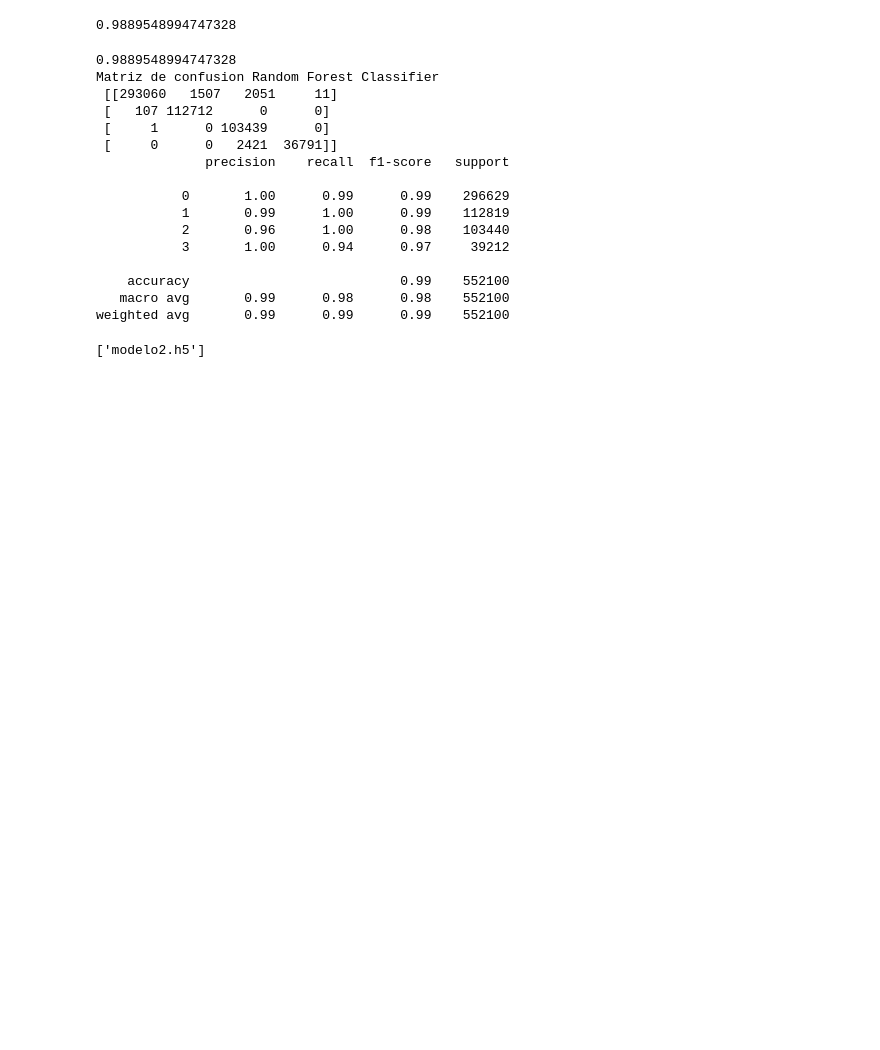
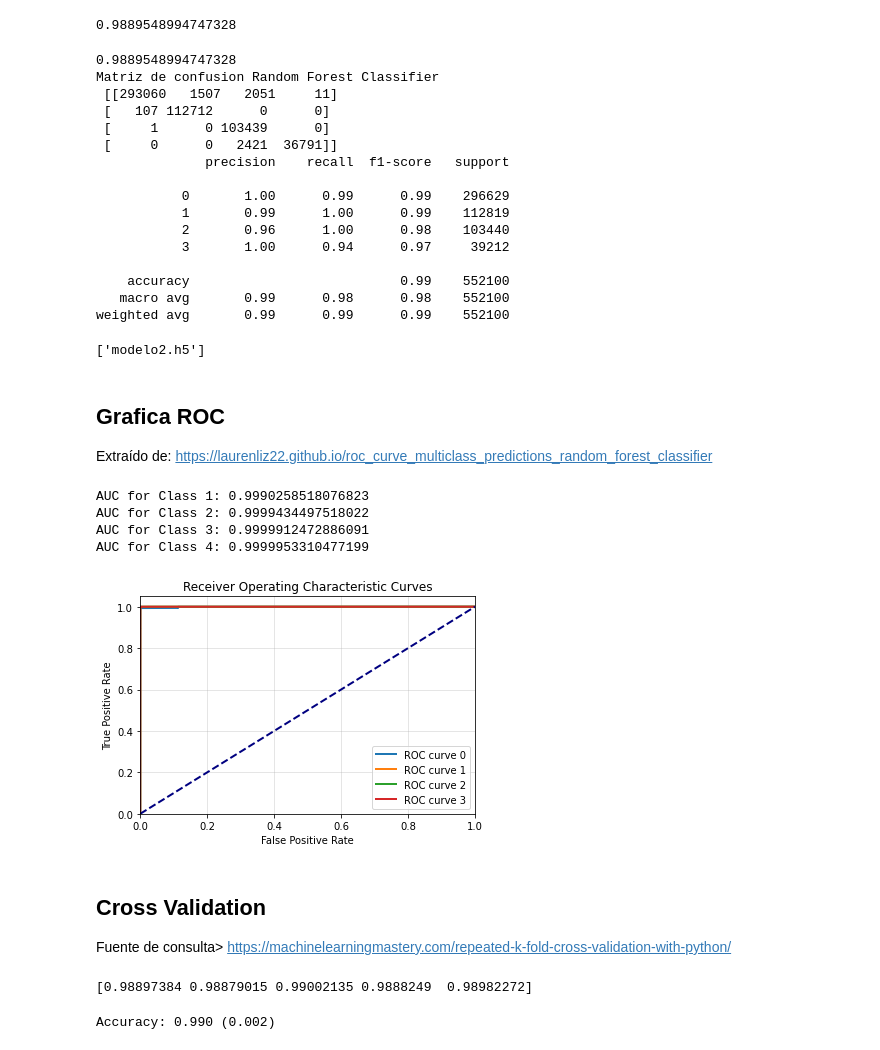
Before and after one commit to dianaxime/SDS-Proyecto1, a Jupyter notebook: Modelo2.ipynb, the cells around one changed output. Drawn from its saved outputs; the diff is of its cells as text; code cells hidden in the pictures; blank space fills up the shorter version.

Commit message:
cross Random Forest

```diff
--- a/Modelo2.ipynb
+++ b/Modelo2.ipynb
@@ -77,3 +74,43 @@ import joblib
 joblib.dump(clf, 'modelo2.h5')
 # %% [output]
 ['modelo2.h5']
+# %% [markdown]
+## Grafica ROC
+Extraído de: https://laurenliz22.github.io/roc_curve_multiclass_predictions_random_forest_classifier
+# %%
+#Calculate the y_score
+y_score = clf.predict_proba(X_test)
+# %%
+#Binarize the output
+from sklearn.preprocessing import label_binarize
+y_test_bin = label_binarize(y_test, classes=[0, 1, 2, 3])
+n_classes = y_test_bin.shape[1]
+# %%
+from sklearn import metrics
+fpr = dict()
+tpr = dict()
+roc_auc = dict()
+
+for i in range(n_classes):
+  fpr[i], tpr[i], _ = roc_curve(y_test_bin[:, i], y_score[:, i])
+  plt.plot(fpr[i], tpr[i], lw=2, label='ROC curve %i' % (i))
+  print('AUC for Class {}: {}'.format(i+1, metrics.auc(fpr[i], tpr[i])))
+
+plt.plot([0, 1], [0, 1], color='navy', lw=2, linestyle='--')
+plt.xlim([0.0, 1.0])
+plt.ylim([0.0, 1.05])
+plt.legend(loc="best")
+plt.grid(alpha=.4)
+plt.xlabel('False Positive Rate')
+plt.ylabel('True Positive Rate')
+plt.title('Receiver Operating Characteristic Curves')
+plt.show()
+# %% [output]
+AUC for Class 1: 0.9990258518076823
+AUC for Class 2: 0.9999434497518022
+AUC for Class 3: 0.9999912472886091
+AUC for Class 4: 0.9999953310477199
+[figure, added]
+# %% [markdown]
+## Cross Validation
+Fuente de consulta> https://machinelearningmastery.com/repeated-k-fold-cross-validation-with-python/
@@ -79,0 +122,5 @@ joblib.dump(clf, 'modelo2.h5')
+# %%
+rf_cv_score=cross_val_score(estimator=clf,X=X_train,y=y_train,cv=5)
+print(rf_cv_score)
+# %% [output]
+[0.98897384 0.98879015 0.99002135 0.9888249  0.98982272]
@@ -79,0 +132,5 @@ joblib.dump(clf, 'modelo2.h5')
+# %%
+# report performance
+print('Accuracy: %.3f (%.3f)' % (np.mean(scores), np.std(scores)))
+# %% [output]
+Accuracy: 0.990 (0.002)
```
Also changed, not shown: parts of 5 cells of this notebook, 4 other files.
